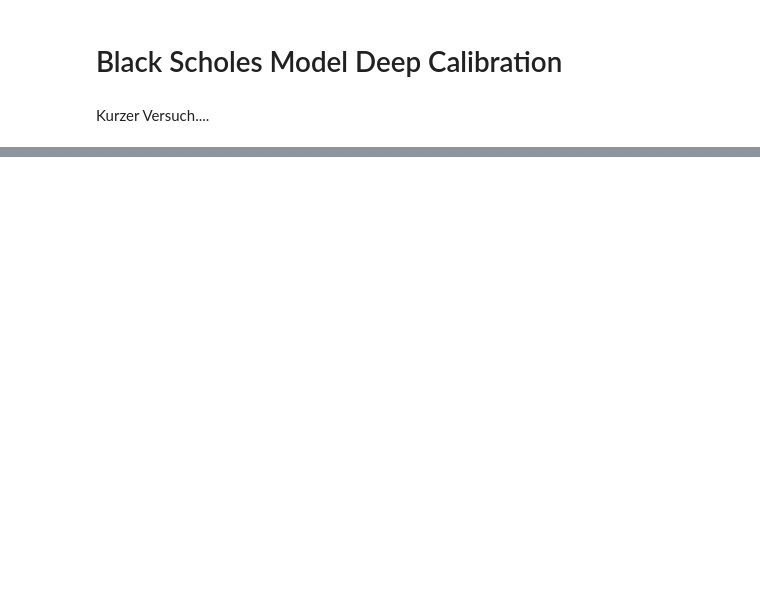
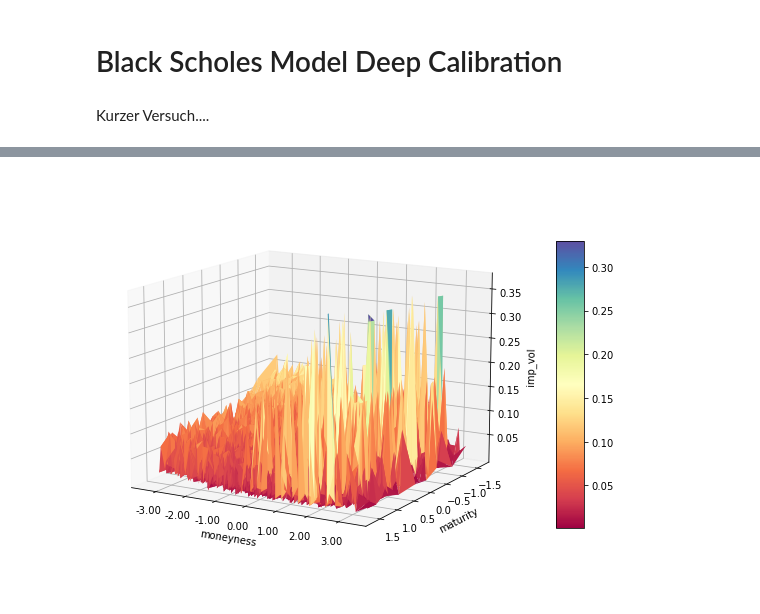
Before and after one commit to kboroz/DeepFinance, a Jupyter notebook: black_scholes_deep_calibration.ipynb, the cells around one changed output, grey strips where cells are left out. Saved outputs shown, nothing was run; the diff lists cells and outputs as text; code cells hidden in the pictures; blank space fills up the shorter version.

```diff
--- a/black_scholes_deep_calibration.ipynb
+++ b/black_scholes_deep_calibration.ipynb
@@ -200,6 +263,6 @@ Epoch 3/3
 # %%
-y_hat = model.predict(x_test)
-#y_hat = np.squeeze(y_hat)
+y_hat = model.predict(X_test)
+y_hat = np.squeeze(y_hat)
 # %%
 y_hat
 # %% [output]
@@ -247,0 +339,9 @@ CheckAccuracy(y_test,y_hat)
+# %%
+# plot df
+plot_df = X_test.drop(['risk_free_rate', 'sigma'], axis = 1)
+# %%
+plot_df['moneyness'] = plot_df['stock_price'] - plot_df['strike_price']
+plot_df['pred_iv'] = y_hat
+plot_df['imp_vol'] = y_test.tolist()
+# %%
+plot_df['mae'] = abs(plot_df['imp_vol'] - plot_df['pred_iv'])
@@ -247,0 +364,4 @@ CheckAccuracy(y_test,y_hat)
+# %%
+plot_iv_surface(plot_df, z = 'imp_vol')
+# %% [output]
+[figure, added]
```
Also changed, not shown: parts of 66 cells of this notebook.
